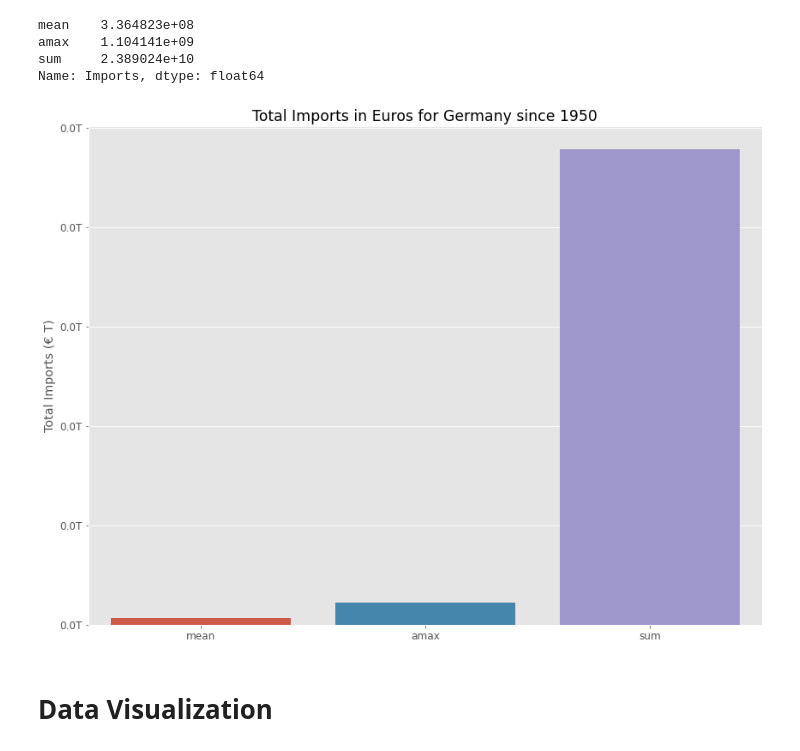
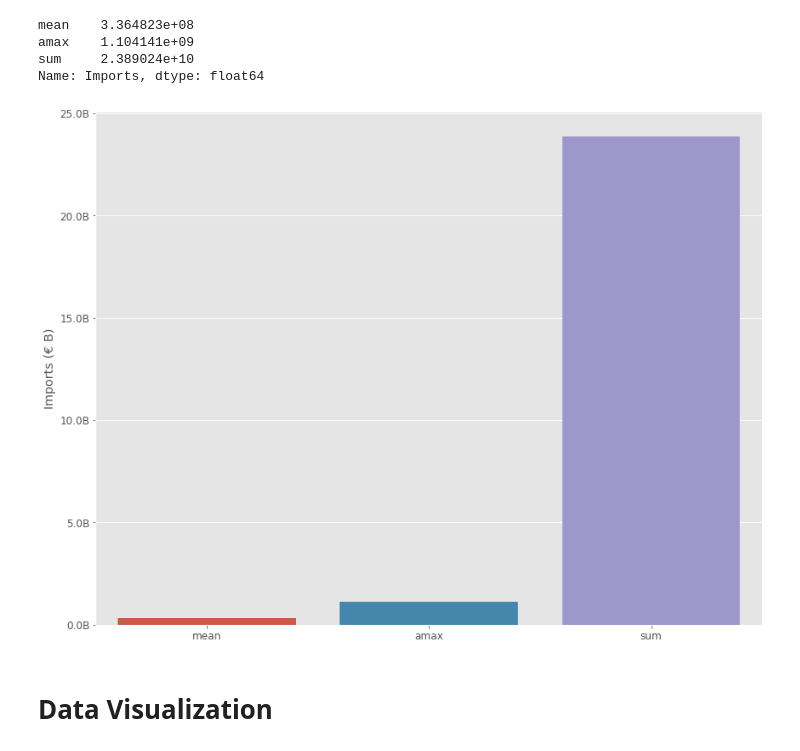
Before and after one commit to eldrigeampong/Data-Science, a Jupyter notebook: Statistisches Bundesamt/Economy/proj1.ipynb, the cells around one changed output. Cells and saved outputs as stored; diff of their text form; code cells hidden in the pictures.

```diff
--- a/Statistisches Bundesamt/Economy/proj1.ipynb
+++ b/Statistisches Bundesamt/Economy/proj1.ipynb
@@ -218,17 +207,17 @@ Name: Imports, dtype: float64
 # %%
 # create figure
 fig_agg1, ax_agg1 = plt.subplots()
 
 # plot bar chart
 sns.barplot(x=df_agg_imp.keys(), y=df_agg_imp.values)
 
 # lable plot
-ax_agg1.set(ylabel='Total Imports (€ T)', title='Total Imports in Euros for Germany since 1950')
+ax_agg1.set(ylabel='Imports (€ B)')
 
 # set y-axis format
-ax_agg1.yaxis.set_major_formatter(format_trill)
+ax_agg1.yaxis.set_major_formatter(format_bill)
 # %% [output]
-[figure, old version]
+[figure, new version]
 # %% [markdown]
 # Data Visualization
 # %% [markdown]
```
Also changed, not shown: parts of 7 cells of this notebook.
